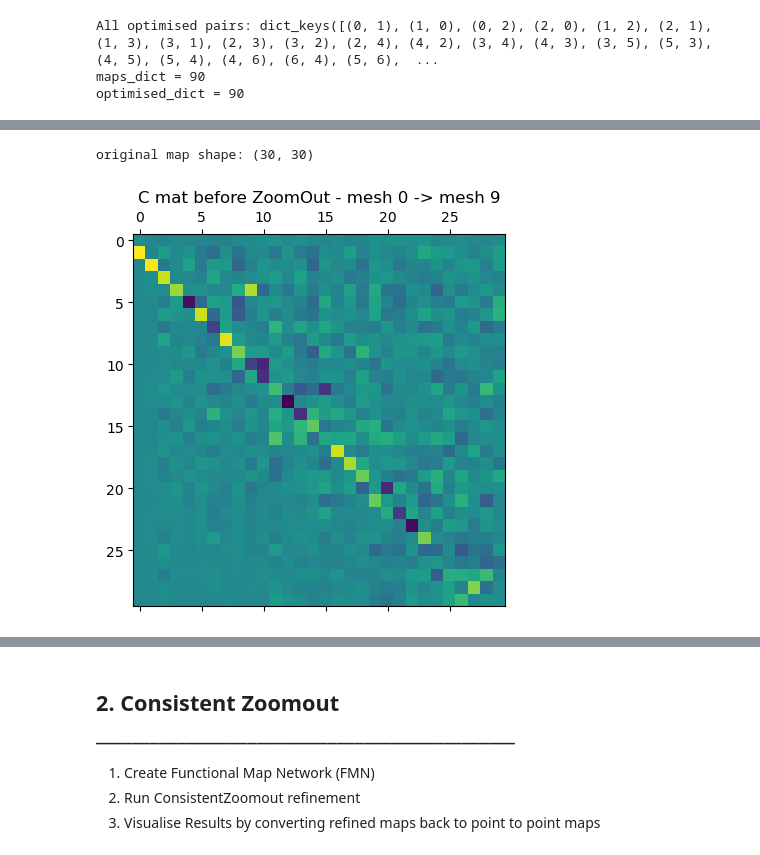
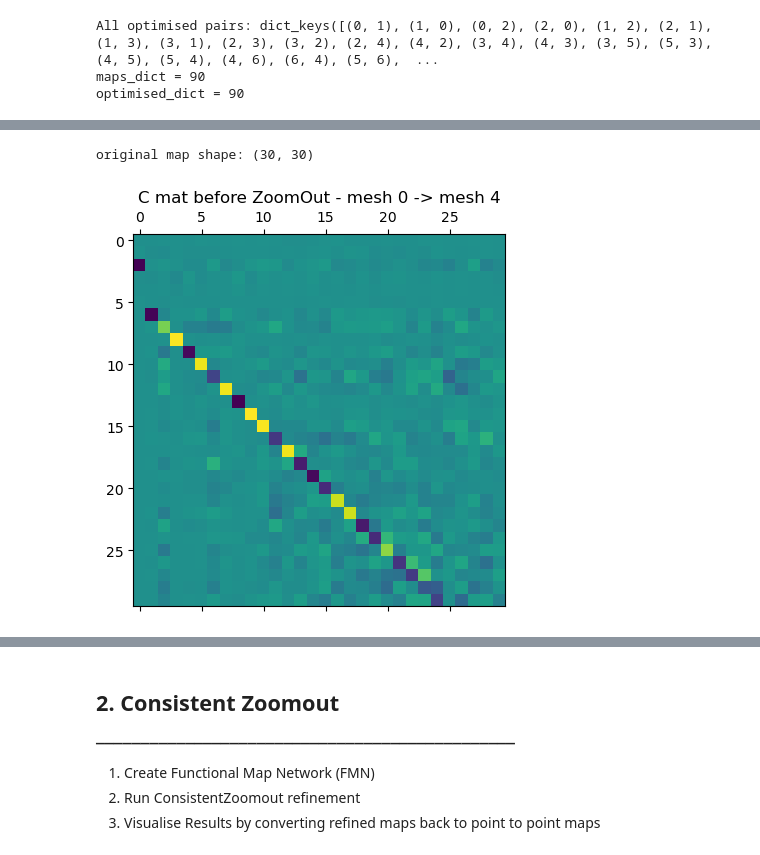
Before and after one commit to Arma1500/capstone2025, a Jupyter notebook: implementation/CZ_implementation_new_meshes.ipynb, the cells around one changed output, grey strips where cells are left out. Cells and saved outputs as stored; diff of their text form; code cells hidden in the pictures.

```diff
--- a/implementation/CZ_implementation_new_meshes.ipynb
+++ b/implementation/CZ_implementation_new_meshes.ipynb
@@ -77,7 +79,7 @@ def clean_mesh(mesh):
 path = os.path.abspath('renders_small_dataset')
 
 start_frame = 1
-end_frame = 10
+end_frame = 5
 frames = [str(i).zfill(4) for i in range(start_frame, end_frame + 1)]
 
 # load meshes
@@ -340,32 +344,32 @@ original map shape: (30, 30)
 [interactive output not drawn]
 # %%
 ind_1 = 0
-ind_2 = 9
+ind_2 = 4
 
 o_map = maps_dict[(ind_1,ind_2)]
 print(f"original map shape: {o_map.shape}")
 
 plt.matshow(o_map)
 plt.title(f"C mat before ZoomOut - mesh {ind_1} -> mesh {ind_2}")
 plt.show()
 
 # Test Display
 mesh_1 = mesh_list_o3d[ind_1]; mesh_2 = mesh_list_o3d[ind_2]
 verts_1 = np.asarray(mesh_1.vertices)
 verts_2 = np.asarray(mesh_2.vertices)
 
 p2p_map = initial_p2p_map(verts_2,verts_1)
 cmap_1 = visu(verts_1)
 cmap_2 = cmap_1[p2p_map]
 
 # print(verts_1.shape)
 # print(verts_2.shape)
 # print(p2p_map.shape)
 
 double_plot_o3d(mesh_1, mesh_2, cmap_1,cmap_2)
 # %% [output]
 original map shape: (30, 30)
-[figure, old version]
+[figure, new version]
 [interactive output not drawn]
 [interactive output not drawn]
 # %%
```
Also changed, not shown: parts of 12 cells of this notebook, 1 other file.
